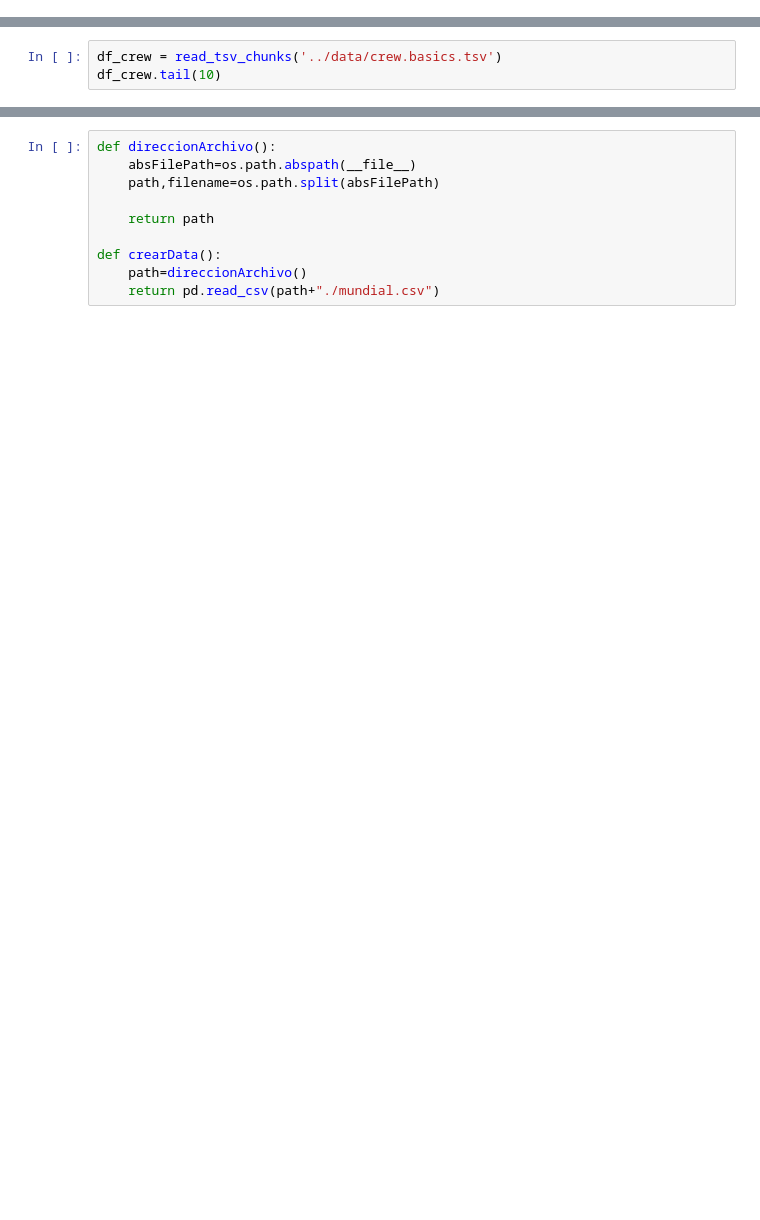
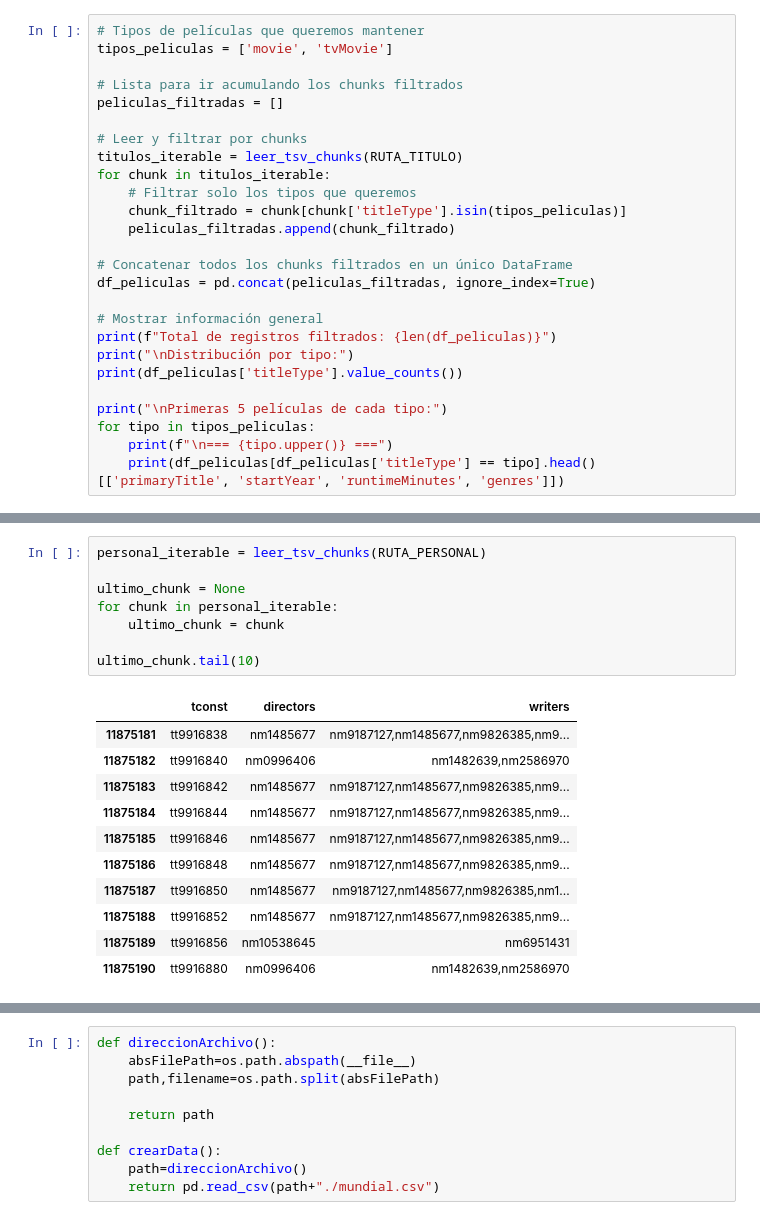
Before and after one commit to franncoronel/g5-backend, a Jupyter notebook: src/prueba.ipynb, the cells around one changed output, grey strips where cells are left out. Cells and saved outputs as stored; diff of their text form; blank space fills up the shorter version.

```diff
--- a/src/prueba.ipynb
+++ b/src/prueba.ipynb
@@ -33,0 +105,26 @@ ultimo_chunk.tail(15)
+# %%
+# Tipos de películas que queremos mantener
+tipos_peliculas = ['movie', 'tvMovie']
+
+# Lista para ir acumulando los chunks filtrados
+peliculas_filtradas = []
+
+# Leer y filtrar por chunks
+titulos_iterable = leer_tsv_chunks(RUTA_TITULO)
+for chunk in titulos_iterable:
+    # Filtrar solo los tipos que queremos
+    chunk_filtrado = chunk[chunk['titleType'].isin(tipos_peliculas)]
+    peliculas_filtradas.append(chunk_filtrado)
+
+# Concatenar todos los chunks filtrados en un único DataFrame
+df_peliculas = pd.concat(peliculas_filtradas, ignore_index=True)
+
+# Mostrar información general
+print(f"Total de registros filtrados: {len(df_peliculas)}")
+print("\nDistribución por tipo:")
+print(df_peliculas['titleType'].value_counts())
+
+print("\nPrimeras 5 películas de cada tipo:")
+for tipo in tipos_peliculas:
+    print(f"\n=== {tipo.upper()} ===")
+    print(df_peliculas[df_peliculas['titleType'] == tipo].head()[['primaryTitle', 'startYear', 'runtimeMinutes', 'genres']])
@@ -48,6 +288,23 @@ df_nombres.tail(10)
 | 14677630 | nm9993718 | Aayush Nair | \N | \N | cinematographer | tt8736744 |
 | 14677631 | nm9993719 | Andre Hill | \N | \N | \N | \N |
 # %%
-df_crew = read_tsv_chunks('../data/crew.basics.tsv')
-df_crew.tail(10)
+personal_iterable = leer_tsv_chunks(RUTA_PERSONAL)
+
+ultimo_chunk = None
+for chunk in personal_iterable:
+    ultimo_chunk = chunk
+
+ultimo_chunk.tail(10)
+# %% [output]
+|  | tconst | directors | writers |
+| 11875181 | tt9916838 | nm1485677 | nm9187127,nm1485677,nm9826385,nm9... |
+| 11875182 | tt9916840 | nm0996406 | nm1482639,nm2586970 |
+| 11875183 | tt9916842 | nm1485677 | nm9187127,nm1485677,nm9826385,nm9... |
+| 11875184 | tt9916844 | nm1485677 | nm9187127,nm1485677,nm9826385,nm9... |
+| 11875185 | tt9916846 | nm1485677 | nm9187127,nm1485677,nm9826385,nm9... |
+| 11875186 | tt9916848 | nm1485677 | nm9187127,nm1485677,nm9826385,nm9... |
+| 11875187 | tt9916850 | nm1485677 | nm9187127,nm1485677,nm9826385,nm1... |
+| 11875188 | tt9916852 | nm1485677 | nm9187127,nm1485677,nm9826385,nm9... |
+| 11875189 | tt9916856 | nm10538645 | nm6951431 |
+| 11875190 | tt9916880 | nm0996406 | nm1482639,nm2586970 |
 # %%
```
Also changed, not shown: parts of 11 cells of this notebook.
